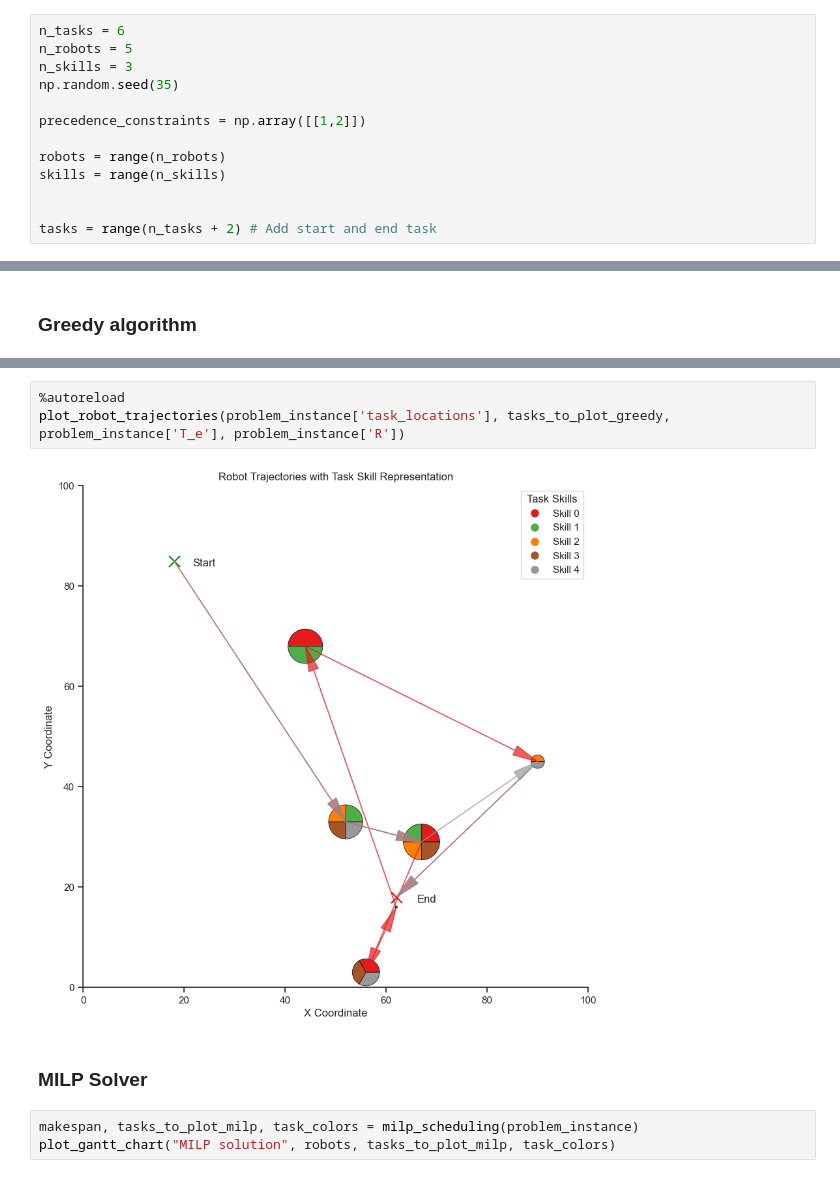
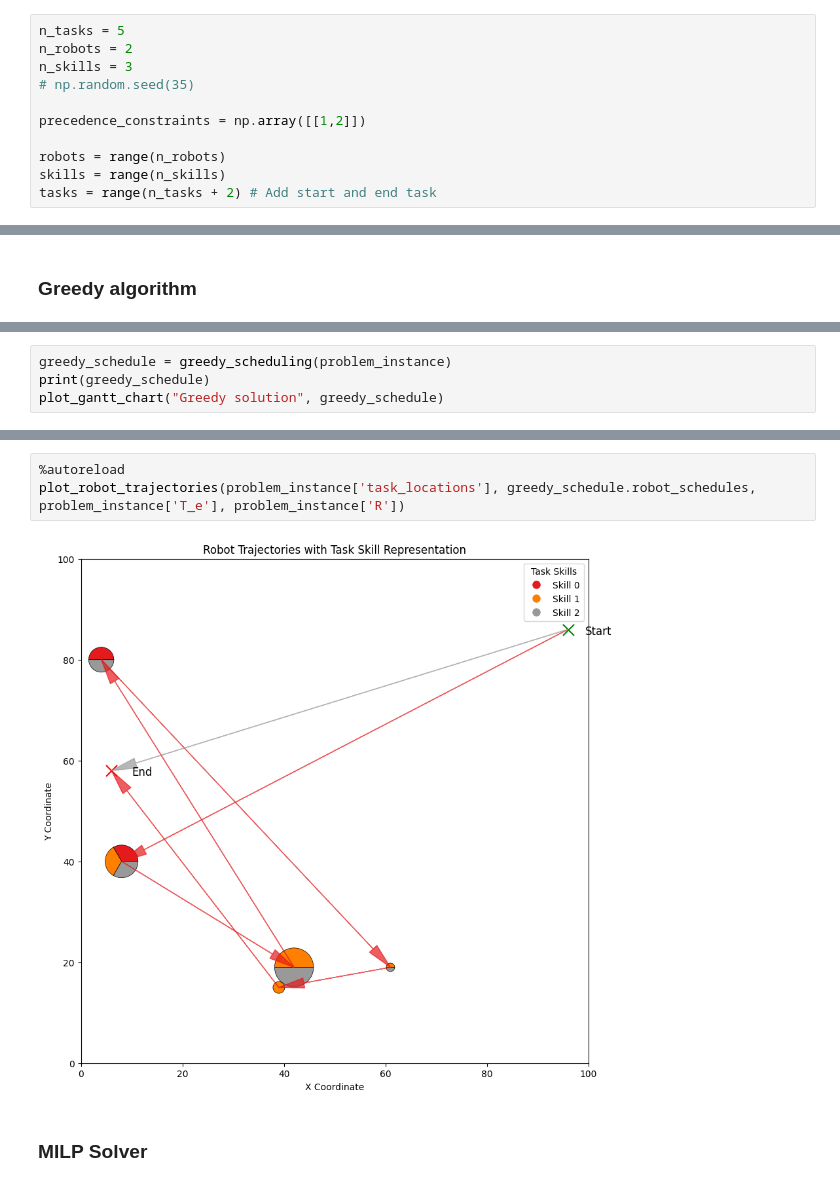
Before and after one commit to jakbichler/Sadcher, a Jupyter notebook: baselines/algorithm_comparison.ipynb, the cells around one changed output, grey strips where cells are left out. Cells and saved outputs as stored; diff of their text form.

Commit message:
Refactor so all functions use/return Schedule object

```diff
--- a/baselines/algorithm_comparison.ipynb
+++ b/baselines/algorithm_comparison.ipynb
@@ -17,15 +15,13 @@ ModuleNotFoundError: No module named 'aswale_23.visualizations'
 # %%
-n_tasks = 6
-n_robots = 5
+n_tasks = 5
+n_robots = 2
 n_skills = 3
-np.random.seed(35)
+# np.random.seed(35)
 
 precedence_constraints = np.array([[1,2]])
 
 robots = range(n_robots)
 skills = range(n_skills)
-
-
 tasks = range(n_tasks + 2) # Add start and end task
 # %%
 %autoreload 2
@@ -70,0 +35,4 @@ array([[[0., 1., 0., 0., 0., 0., 0., 0.],
+# %%
+greedy_schedule = greedy_scheduling(problem_instance)
+print(greedy_schedule)
+plot_gantt_chart("Greedy solution", greedy_schedule)
@@ -71,10 +54,7 @@ array([[[0., 1., 0., 0., 0., 0., 0., 0.],
 # %%
 %autoreload
-plot_robot_trajectories(problem_instance['task_locations'], tasks_to_plot_greedy, problem_instance['T_e'], problem_instance['R'])
+plot_robot_trajectories(problem_instance['task_locations'], greedy_schedule.robot_schedules, problem_instance['T_e'], problem_instance['R'])
 # %% [output]
-[figure, old version]
+[figure, new version]
 # %% [markdown]
 ### MILP Solver
-# %%
-makespan, tasks_to_plot_milp, task_colors = milp_scheduling(problem_instance)
-plot_gantt_chart("MILP solution", robots, tasks_to_plot_milp, task_colors)
```
Also changed, not shown: parts of 14 cells of this notebook, 5 other files.
